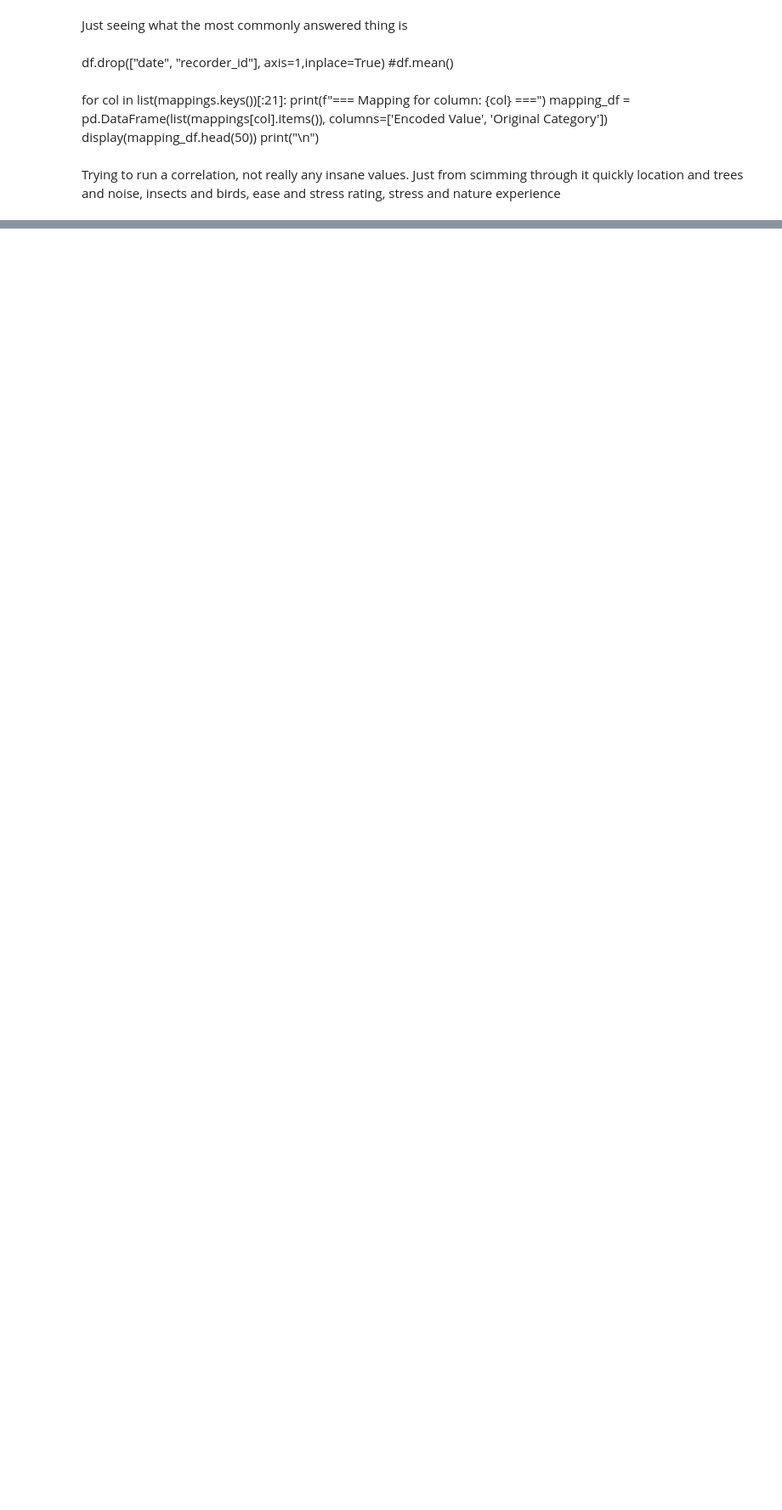
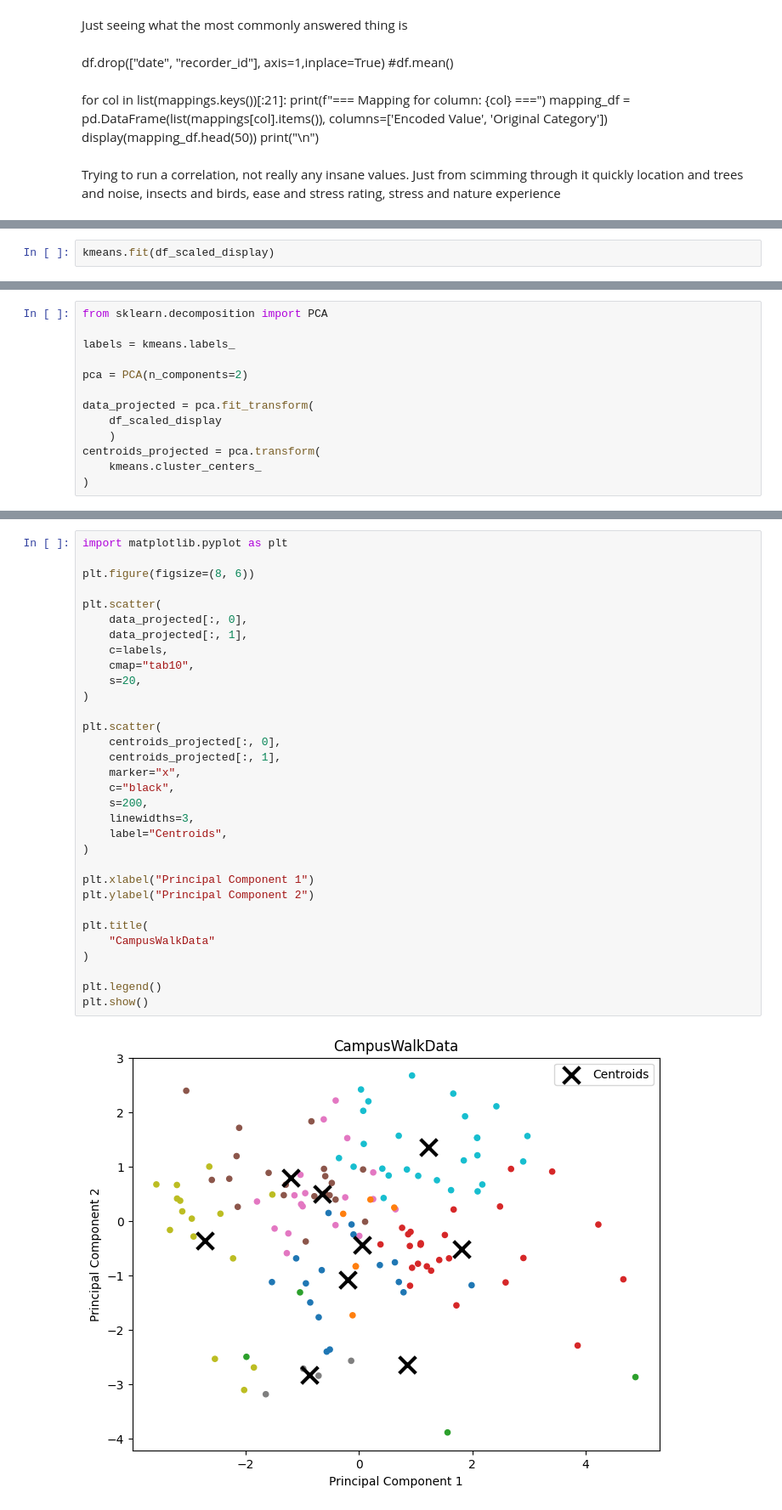
Before and after one commit to RonsJose/ml-project-colab, a Jupyter notebook: Project.ipynb, the cells around one changed output, grey strips where cells are left out. Shown at 85% size. Drawn from its saved outputs; the diff is of its cells as text; blank space fills up the shorter version.

Commit message:
Added clusters - needs revising rough draft

```diff
--- a/Project.ipynb
+++ b/Project.ipynb
@@ -303,0 +350,2 @@ df.corr(method ='spearman')
+# %%
+kmeans.fit(df_scaled_display)
@@ -303,0 +354,13 @@ df.corr(method ='spearman')
+# %%
+from sklearn.decomposition import PCA
+
+labels = kmeans.labels_
+
+pca = PCA(n_components=2)
+
+data_projected = pca.fit_transform(
+    df_scaled_display
+    )
+centroids_projected = pca.transform(
+    kmeans.cluster_centers_
+)
@@ -303,0 +373,34 @@ df.corr(method ='spearman')
+# %%
+import matplotlib.pyplot as plt
+
+plt.figure(figsize=(8, 6))
+
+plt.scatter(
+    data_projected[:, 0],
+    data_projected[:, 1],
+    c=labels,
+    cmap="tab10",
+    s=20,
+)
+
+plt.scatter(
+    centroids_projected[:, 0],
+    centroids_projected[:, 1],
+    marker="x",
+    c="black",
+    s=200,
+    linewidths=3,
+    label="Centroids",
+)
+
+plt.xlabel("Principal Component 1")
+plt.ylabel("Principal Component 2")
+
+plt.title(
+    "CampusWalkData"
+)
+
+plt.legend()
+plt.show()
+# %% [output]
+[figure, added]
```
Also changed, not shown: parts of 8 cells of this notebook.
